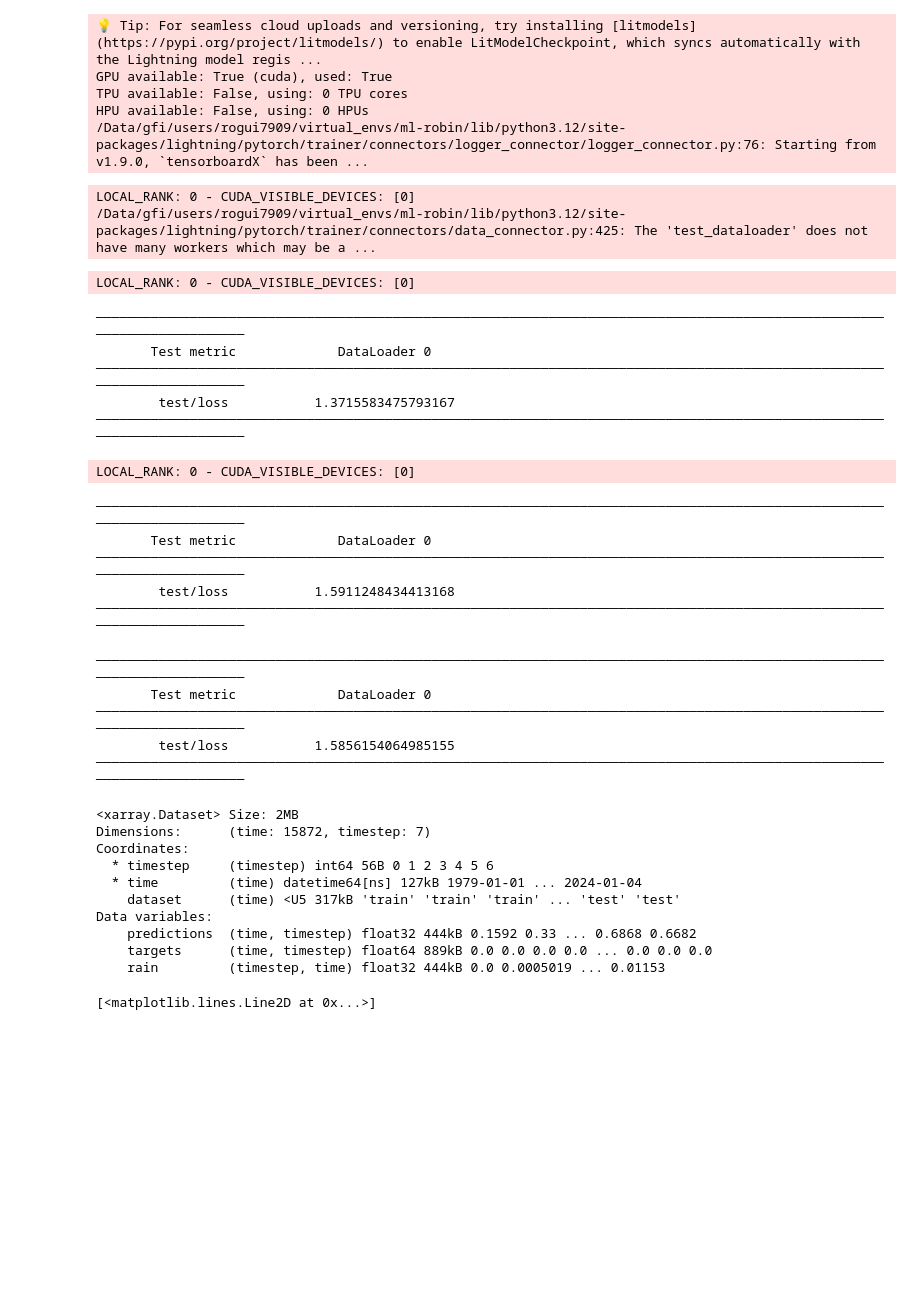
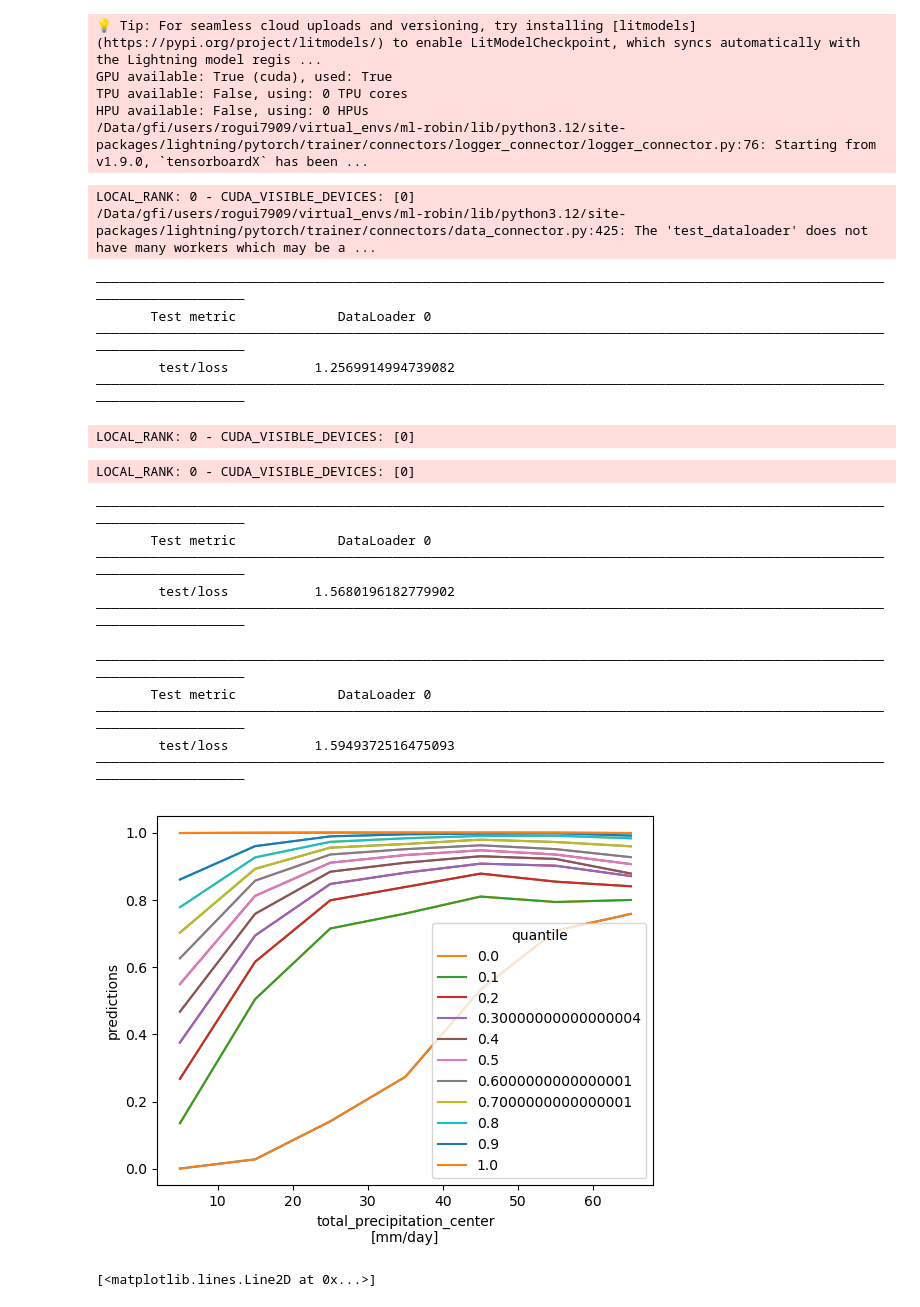
Before and after one commit to rguilcas/predict_rain_norway, a Jupyter notebook: diagnostics_newproj/paper/skill_on_test.ipynb, the cells around one changed output. Saved outputs shown, nothing was run; the diff lists cells and outputs as text; code cells hidden in the pictures; blank space fills up the shorter version.

```diff
--- a/diagnostics_newproj/paper/skill_on_test.ipynb
+++ b/diagnostics_newproj/paper/skill_on_test.ipynb
@@ -34,7 +34,7 @@ from ml_module_rain.models.callbacks import LogF1Validation, get_checkpoint_call
 # %%
 # run_id = '75kakckt'
 # run_id = 'bd4apy6o'
-run_id='ima3ba04'
+run_id='o08v3553'
 # run_id='cx6e235z'
 # run_id='t4zwkf7j'
 # ima3ba04
@@ -114,41 +114,34 @@ all_ds_out.append(ds_test)
 # %% [output]
 LOCAL_RANK: 0 - CUDA_VISIBLE_DEVICES: [0]
 /Data/gfi/users/rogui7909/virtual_envs/ml-robin/lib/python3.12/site-packages/lightning/pytorch/trainer/connectors/data_connector.py:425: The 'test_dataloader' does not have many workers which may be a ...
-LOCAL_RANK: 0 - CUDA_VISIBLE_DEVICES: [0]
+────────────────────────────────────────────────────────────────────────────────────────────────────────────────────────
+       Test metric             DataLoader 0
+────────────────────────────────────────────────────────────────────────────────────────────────────────────────────────
+        test/loss           1.2569914994739082
+────────────────────────────────────────────────────────────────────────────────────────────────────────────────────────
-────────────────────────────────────────────────────────────────────────────────────────────────────────────────────────
-       Test metric             DataLoader 0
-────────────────────────────────────────────────────────────────────────────────────────────────────────────────────────
-        test/loss           1.3715583475793167
-────────────────────────────────────────────────────────────────────────────────────────────────────────────────────────
+LOCAL_RANK: 0 - CUDA_VISIBLE_DEVICES: [0]
 LOCAL_RANK: 0 - CUDA_VISIBLE_DEVICES: [0]
 ────────────────────────────────────────────────────────────────────────────────────────────────────────────────────────
        Test metric             DataLoader 0
 ────────────────────────────────────────────────────────────────────────────────────────────────────────────────────────
-        test/loss           1.5911248434413168
+        test/loss           1.5680196182779902
 ────────────────────────────────────────────────────────────────────────────────────────────────────────────────────────
 ────────────────────────────────────────────────────────────────────────────────────────────────────────────────────────
        Test metric             DataLoader 0
 ────────────────────────────────────────────────────────────────────────────────────────────────────────────────────────
-        test/loss           1.5856154064985155
+        test/loss           1.5949372516475093
 ────────────────────────────────────────────────────────────────────────────────────────────────────────────────────────
 # %%
 ds_out = xr.concat(all_ds_out, dim='time')
-ds_rain = xr.open_dataset('/Data/gfi/users/rogui7909/data/precip/senorge_westnorway_1979-2014.nc')
+ds_rain = xr.open_dataset('/Data/gfi/users/rogui7909/data/ERA5/precipitation/pr_era5_daily_westnorway_1940-2024.nc')
 rain = xr.concat([ds_rain.tp.shift(time=-k).assign_coords(timestep=k) for k in range(7)], dim='timestep')
 ds_out['rain'] = rain.sel(time=ds_out.time).assign_coords(timestep=ds_out.timestep)
 ds_out.to_netcdf(f'/Data/gfi/users/rogui7909/data/NN_outputs/attributions/newproj/{run_id}_model_skill.nc')
 # %%
+ds_out.predictions.groupby_bins(ds_out.rain, np.arange(0,90,10)).quantile(np.arange(0,1.1,.1)).plot(hue='quantile')#plot.scatter(x='rain', y='predictions')
+plt.show()
 # %% [output]
-<xarray.Dataset> Size: 2MB
-Dimensions:      (time: 15872, timestep: 7)
-Coordinates:
-  * timestep     (timestep) int64 56B 0 1 2 3 4 5 6
-  * time         (time) datetime64[ns] 127kB 1979-01-01 ... 2024-01-04
-    dataset      (time) <U5 317kB 'train' 'train' 'train' ... 'test' 'test'
-Data variables:
-    predictions  (time, timestep) float32 444kB 0.1592 0.33 ... 0.6868 0.6682
-    targets      (time, timestep) float64 889kB 0.0 0.0 0.0 0.0 ... 0.0 0.0 0.0
-    rain         (timestep, time) float32 444kB 0.0 0.0005019 ... 0.01153
+[figure, added]
 # %%
 ds_out = xr.concat([all_ds_out[0],all_ds_out[1],all_ds_out[2]], dim='time').sortby('time')
 ds_out.isel(timestep=0).isel(time=slice(0,100)).predictions.plot()
```
Also changed, not shown: 54 other files.
